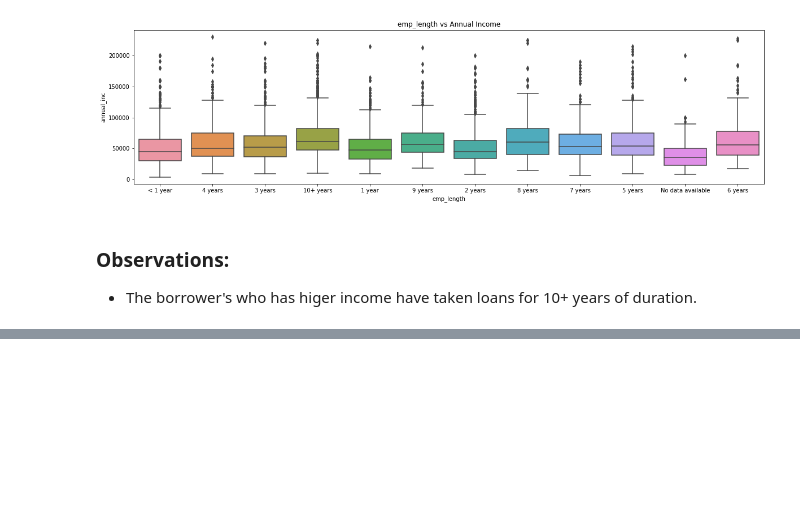
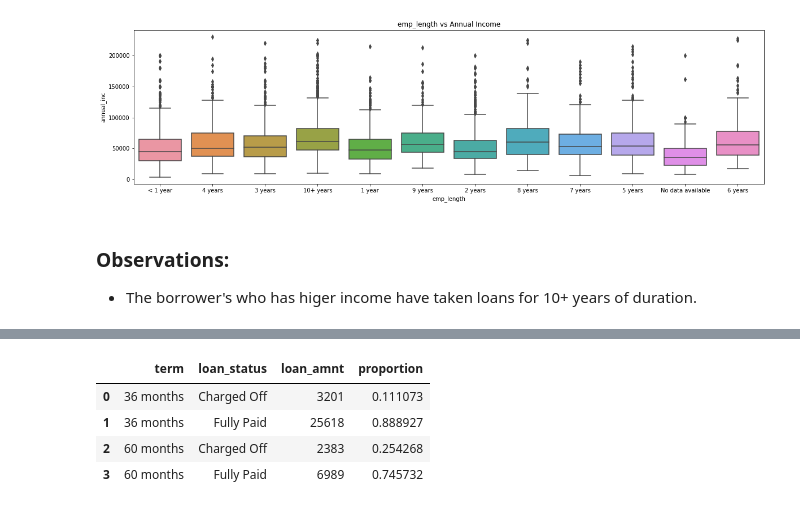
Before and after one commit to kuldeeplodha/Landing-Club-Case-Study, a Jupyter notebook: landing_club_case_study_main.ipynb, the cells around one changed output, grey strips where cells are left out. Saved outputs shown, nothing was run; the diff lists cells and outputs as text; code cells hidden in the pictures; blank space fills up the shorter version.

```diff
--- a/landing_club_case_study_main.ipynb
+++ b/landing_club_case_study_main.ipynb
@@ -1102,0 +1179,8 @@ plt.show()
+# %%
+df
+# %% [output]
+|  | term | loan_status | loan_amnt | proportion |
+| 0 | 36 months | Charged Off | 3201 | 0.111073 |
+| 1 | 36 months | Fully Paid | 25618 | 0.888927 |
+| 2 | 60 months | Charged Off | 2383 | 0.254268 |
+| 3 | 60 months | Fully Paid | 6989 | 0.745732 |
```
Also changed, not shown: parts of 22 cells of this notebook.
